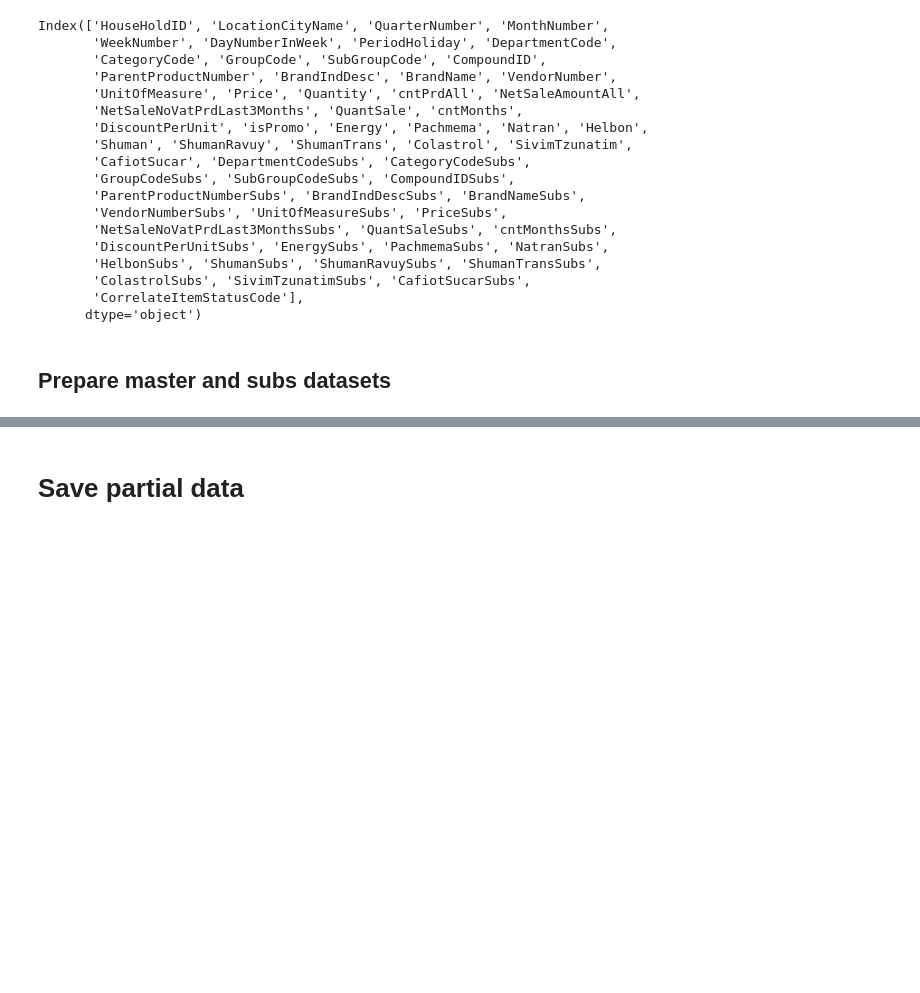
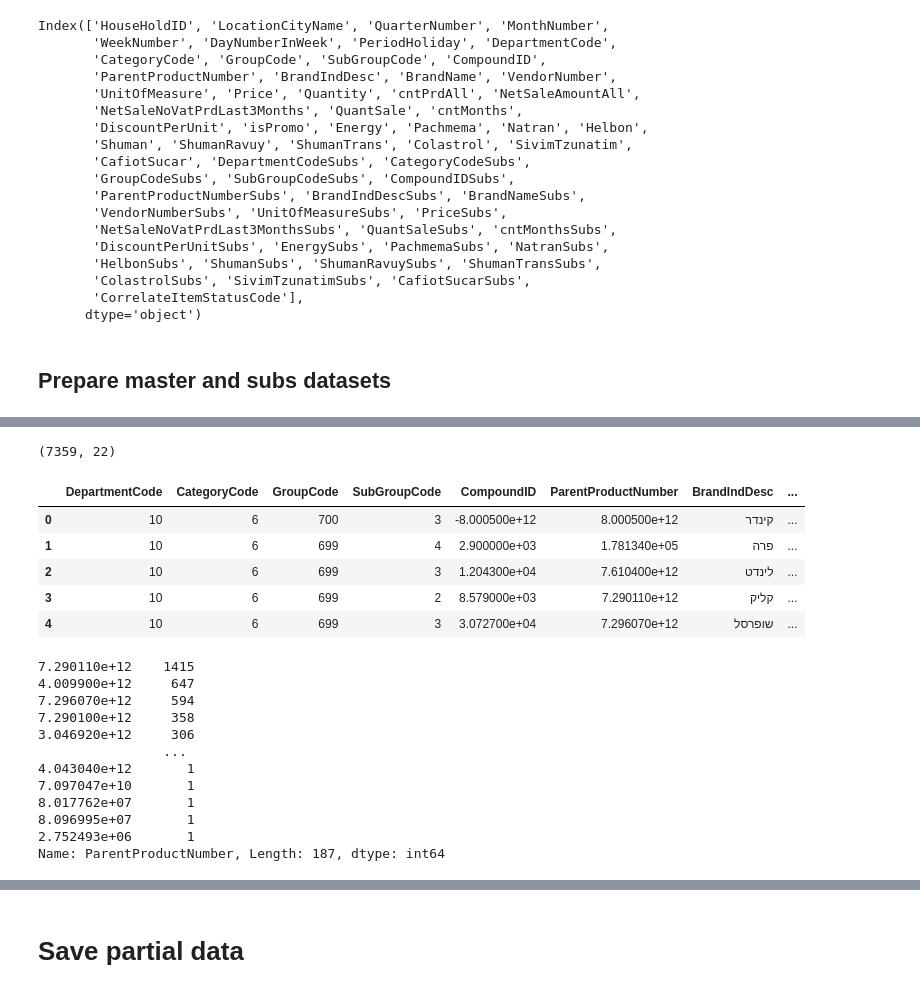
Before and after one commit to DanielKorenDataScience/ClassificationProject, a Jupyter notebook: Shufersal_predict.ipynb, the cells around one changed output, grey strips where cells are left out. Saved outputs shown, nothing was run; the diff lists cells and outputs as text; code cells hidden in the pictures; blank space fills up the shorter version.

```diff
--- a/Shufersal_predict.ipynb
+++ b/Shufersal_predict.ipynb
@@ -200,0 +201,24 @@ p(df_no_promo.shape)
+# %%
+df_master.drop_duplicates(inplace=True)
+p(df_master.shape)
+d(df_master.head())
+# %% [output]
+(7359, 22)
+|  | DepartmentCode | CategoryCode | GroupCode | SubGroupCode | CompoundID | ParentProductNumber | BrandIndDesc | ... |
+| 0 | 10 | 6 | 700 | 3 | -8.000500e+12 | 8.000500e+12 | קינדר | ... |
+| 1 | 10 | 6 | 699 | 4 | 2.900000e+03 | 1.781340e+05 | פרה | ... |
+| 2 | 10 | 6 | 699 | 3 | 1.204300e+04 | 7.610400e+12 | לינדט | ... |
+| 3 | 10 | 6 | 699 | 2 | 8.579000e+03 | 7.290110e+12 | קליק | ... |
+| 4 | 10 | 6 | 699 | 3 | 3.072700e+04 | 7.296070e+12 | שופרסל | ... |
+7.290110e+12    1415
+4.009900e+12     647
+7.296070e+12     594
+7.290100e+12     358
+3.046920e+12     306
+                ...
+4.043040e+12       1
+7.097047e+10       1
+8.017762e+07       1
+8.096995e+07       1
+2.752493e+06       1
+Name: ParentProductNumber, Length: 187, dtype: int64
```
Also changed, not shown: parts of 5 cells of this notebook.
